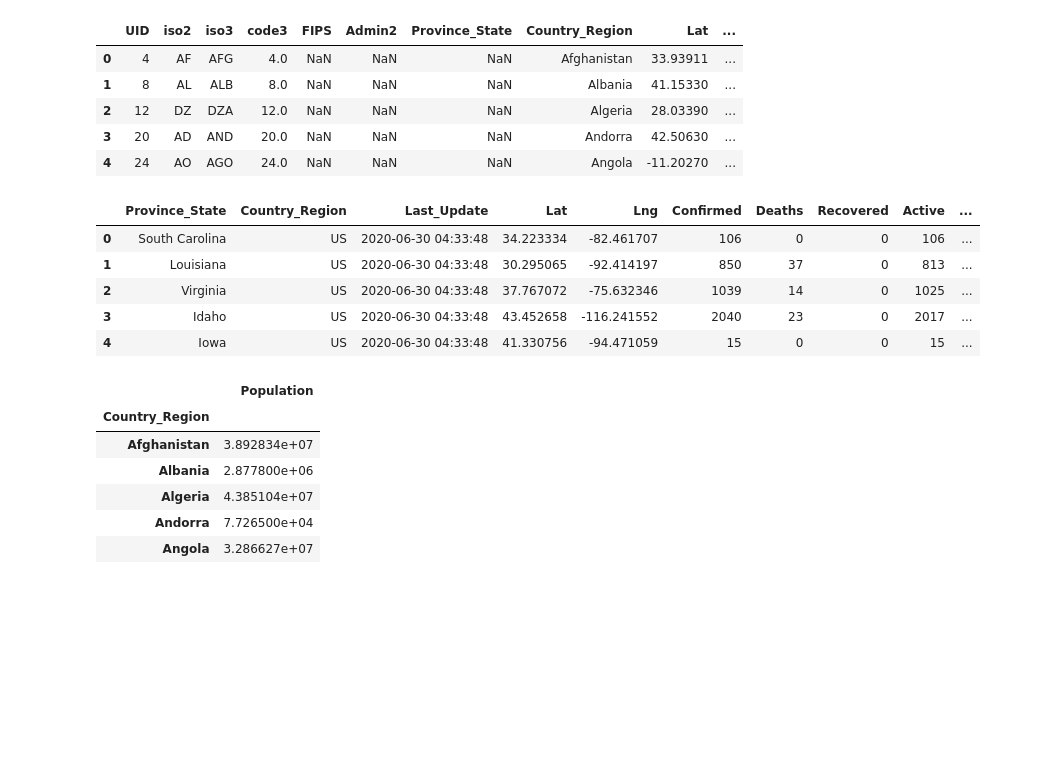
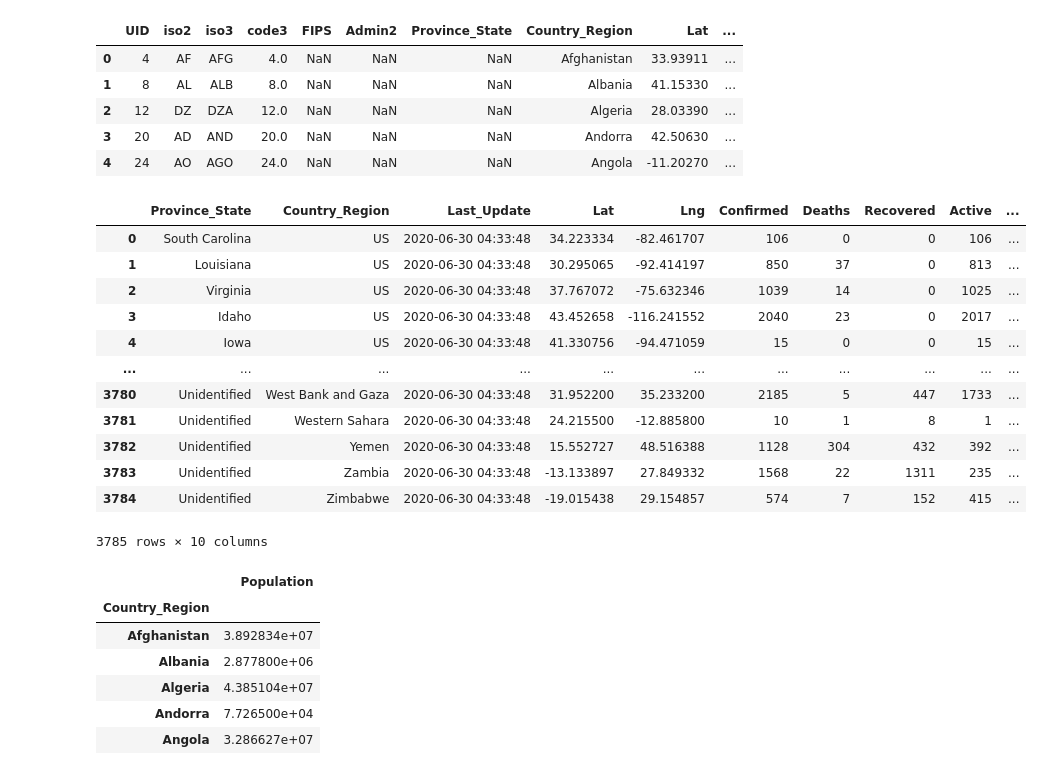
Before and after one commit to phuphan626/Group-4-Project-1, a Jupyter notebook: analysis/Covid-19-analysis.ipynb, the cells around one changed output. Drawn from its saved outputs; the diff is of its cells as text; code cells hidden in the pictures; blank space fills up the shorter version.

```diff
--- a/analysis/Covid-19-analysis.ipynb
+++ b/analysis/Covid-19-analysis.ipynb
@@ -101,34 +107,41 @@ population_dataset.head()
 # global_dataset=global_dataset[global_dataset['Country_Region']!='US']
 # len(global_dataset) = 671
 
 # Drop some of the unecessary columns
 global_dataset=global_dataset[['Province_State','Country_Region','Last_Update','Lat','Long_','Confirmed','Deaths','Recovered','Active','Incidence_Rate']]
 
 # Rename some columns so the dataframe will look cleaner
 cleaned_global_dataset=global_dataset.rename(columns={
     'Long_':'Lng',
     'Incidence_Rate':'Incident_Rate'
 })
 # Display the final global_dataset to look for null cells
 cleaned_global_dataset
 
 # Fill the Province_State NaN with unidentified as marker for map, since they have geocoordinate values
 cleaned_global_dataset['Province_State']=cleaned_global_dataset['Province_State'].fillna(value='Unidentified')
 # Fill other NaN (if any) with 0
 cleaned_global_dataset=cleaned_global_dataset.fillna(0)
 # Reset the index for df
 cleaned_global_dataset.reset_index()
 cleaned_global_dataset=cleaned_global_dataset.reset_index()
 del cleaned_global_dataset['index']
 # Display the df
-cleaned_global_dataset.head()
+cleaned_global_dataset
 # %% [output]
 |  | Province_State | Country_Region | Last_Update | Lat | Lng | Confirmed | Deaths | Recovered | Active | ... |
 | 0 | South Carolina | US | 2020-06-30 04:33:48 | 34.223334 | -82.461707 | 106 | 0 | 0 | 106 | ... |
 | 1 | Louisiana | US | 2020-06-30 04:33:48 | 30.295065 | -92.414197 | 850 | 37 | 0 | 813 | ... |
 | 2 | Virginia | US | 2020-06-30 04:33:48 | 37.767072 | -75.632346 | 1039 | 14 | 0 | 1025 | ... |
 | 3 | Idaho | US | 2020-06-30 04:33:48 | 43.452658 | -116.241552 | 2040 | 23 | 0 | 2017 | ... |
 | 4 | Iowa | US | 2020-06-30 04:33:48 | 41.330756 | -94.471059 | 15 | 0 | 0 | 15 | ... |
+| ... | ... | ... | ... | ... | ... | ... | ... | ... | ... | ... |
+| 3780 | Unidentified | West Bank and Gaza | 2020-06-30 04:33:48 | 31.952200 | 35.233200 | 2185 | 5 | 447 | 1733 | ... |
+| 3781 | Unidentified | Western Sahara | 2020-06-30 04:33:48 | 24.215500 | -12.885800 | 10 | 1 | 8 | 1 | ... |
+| 3782 | Unidentified | Yemen | 2020-06-30 04:33:48 | 15.552727 | 48.516388 | 1128 | 304 | 432 | 392 | ... |
+| 3783 | Unidentified | Zambia | 2020-06-30 04:33:48 | -13.133897 | 27.849332 | 1568 | 22 | 1311 | 235 | ... |
+| 3784 | Unidentified | Zimbabwe | 2020-06-30 04:33:48 | -19.015438 | 29.154857 | 574 | 7 | 152 | 415 | ... |
+3785 rows × 10 columns
 # %%
 # Work with the global population_dataset to get the population for the us and the rest.
 population_df=pd.DataFrame(columns=['Country_Region','Population'])
```
Also changed, not shown: parts of 7 cells of this notebook, 2 other files.
